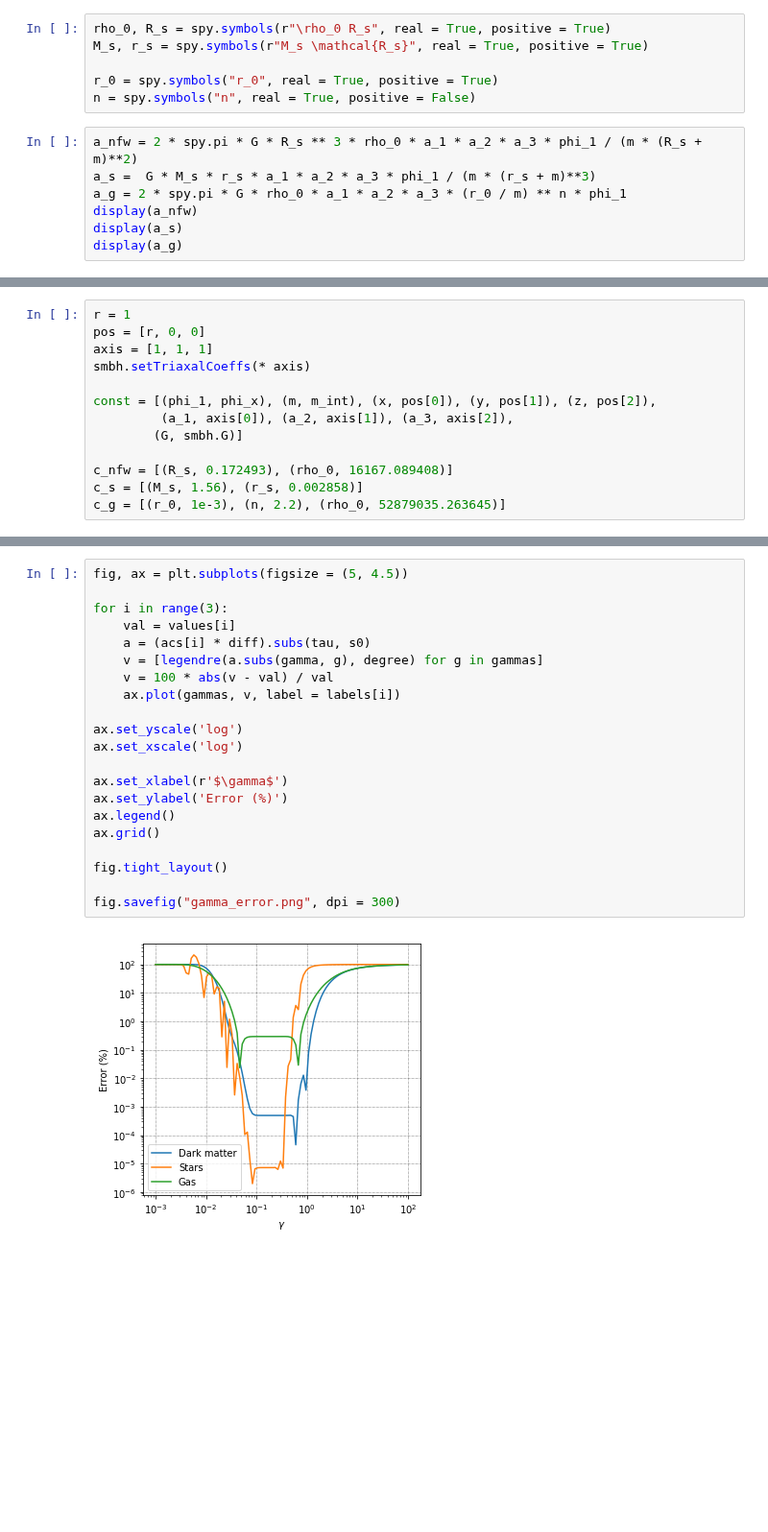
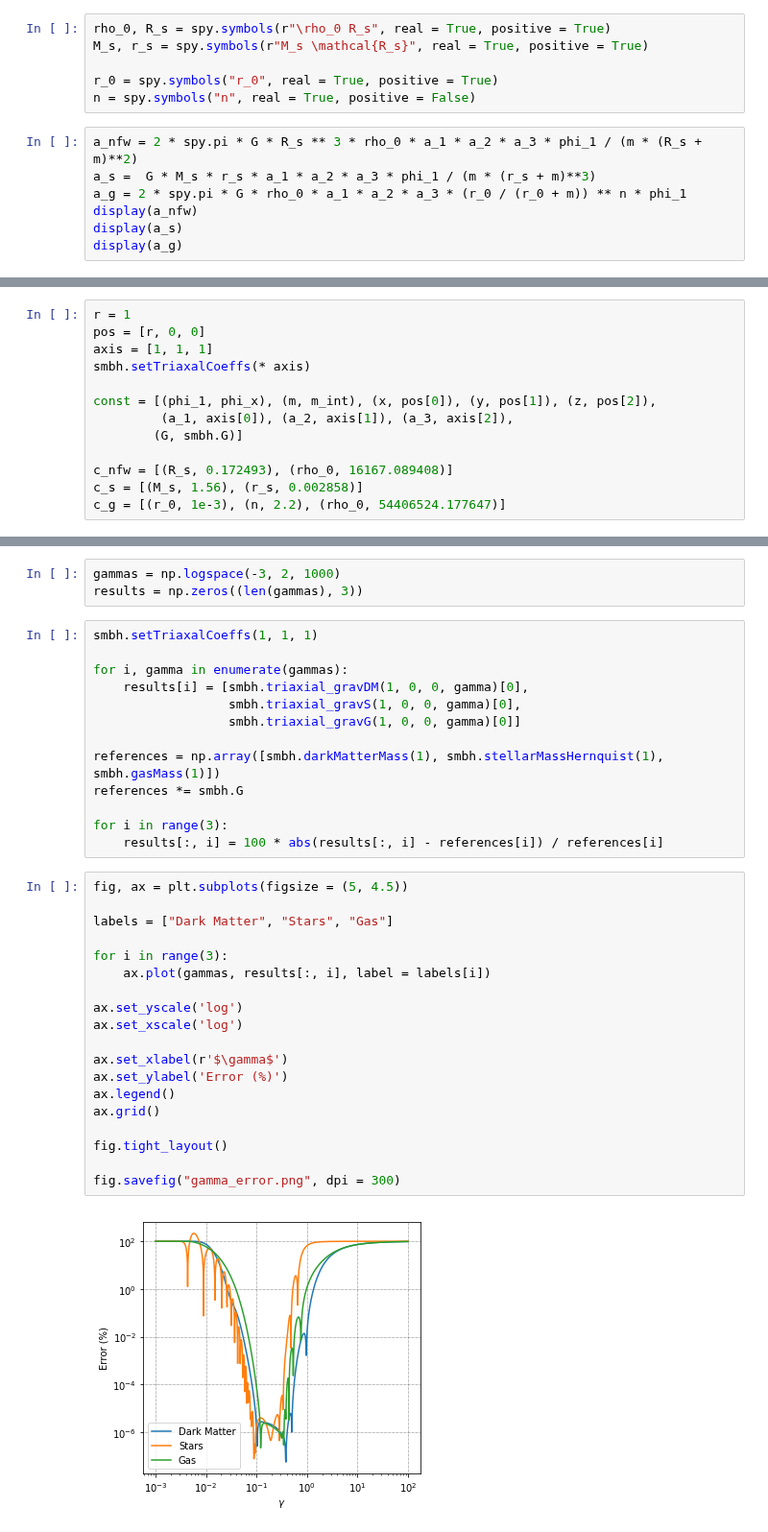
Before and after one commit to jsbarbosa/TesisFisica, a Jupyter notebook: Files/Week 8/Gammas.ipynb, the cells around one changed output, grey strips where cells are left out. Shown at 96% size. Cells and saved outputs as stored; diff of their text form; blank space fills up the shorter version.

```diff
--- a/Files/Week 8/Gammas.ipynb
+++ b/Files/Week 8/Gammas.ipynb
@@ -77,7 +52,7 @@ n = spy.symbols("n", real = True, positive = False)
 # %%
 a_nfw = 2 * spy.pi * G * R_s ** 3 * rho_0 * a_1 * a_2 * a_3 * phi_1 / (m * (R_s + m)**2)
 a_s =  G * M_s * r_s * a_1 * a_2 * a_3 * phi_1 / (m * (r_s + m)**3)
-a_g = 2 * spy.pi * G * rho_0 * a_1 * a_2 * a_3 * (r_0 / m) ** n * phi_1
+a_g = 2 * spy.pi * G * rho_0 * a_1 * a_2 * a_3 * (r_0 / (r_0 + m)) ** n * phi_1
 display(a_nfw)
 display(a_s)
 display(a_g)
@@ -97,7 +72,7 @@ const = [(phi_1, phi_x), (m, m_int), (x, pos[0]), (y, pos[1]), (z, pos[2]),
 
 c_nfw = [(R_s, 0.172493), (rho_0, 16167.089408)]
 c_s = [(M_s, 1.56), (r_s, 0.002858)]
-c_g = [(r_0, 1e-3), (n, 2.2), (rho_0, 52879035.263645)]
+c_g = [(r_0, 1e-3), (n, 2.2), (rho_0, 54406524.177647)]
 # %%
 f_nfw = a_nfw.subs(const + c_nfw)
 f_s = a_s.subs(const + c_s)
@@ -121,23 +126,37 @@ degree = 50
+# %%
+gammas = np.logspace(-3, 2, 1000)
+results = np.zeros((len(gammas), 3))
+# %%
+smbh.setTriaxalCoeffs(1, 1, 1)
+
+for i, gamma in enumerate(gammas):
+    results[i] = [smbh.triaxial_gravDM(1, 0, 0, gamma)[0],
+                  smbh.triaxial_gravS(1, 0, 0, gamma)[0],
+                  smbh.triaxial_gravG(1, 0, 0, gamma)[0]]
+
+references = np.array([smbh.darkMatterMass(1), smbh.stellarMassHernquist(1), smbh.gasMass(1)])
+references *= smbh.G
+
+for i in range(3):
+    results[:, i] = 100 * abs(results[:, i] - references[i]) / references[i]
 # %%
 fig, ax = plt.subplots(figsize = (5, 4.5))
 
+labels = ["Dark Matter", "Stars", "Gas"]
+
 for i in range(3):
-    val = values[i]
-    a = (acs[i] * diff).subs(tau, s0)
-    v = [legendre(a.subs(gamma, g), degree) for g in gammas]
-    v = 100 * abs(v - val) / val
-    ax.plot(gammas, v, label = labels[i])
+    ax.plot(gammas, results[:, i], label = labels[i])
 
 ax.set_yscale('log')
 ax.set_xscale('log')
 
 ax.set_xlabel(r'$\gamma$')
 ax.set_ylabel('Error (%)')
 ax.legend()
 ax.grid()
 
 fig.tight_layout()
 
 fig.savefig("gamma_error.png", dpi = 300)
 # %% [output]
-[figure, old version]
+[figure, new version]
```
Also changed, not shown: parts of 11 cells of this notebook, 27 other files.
